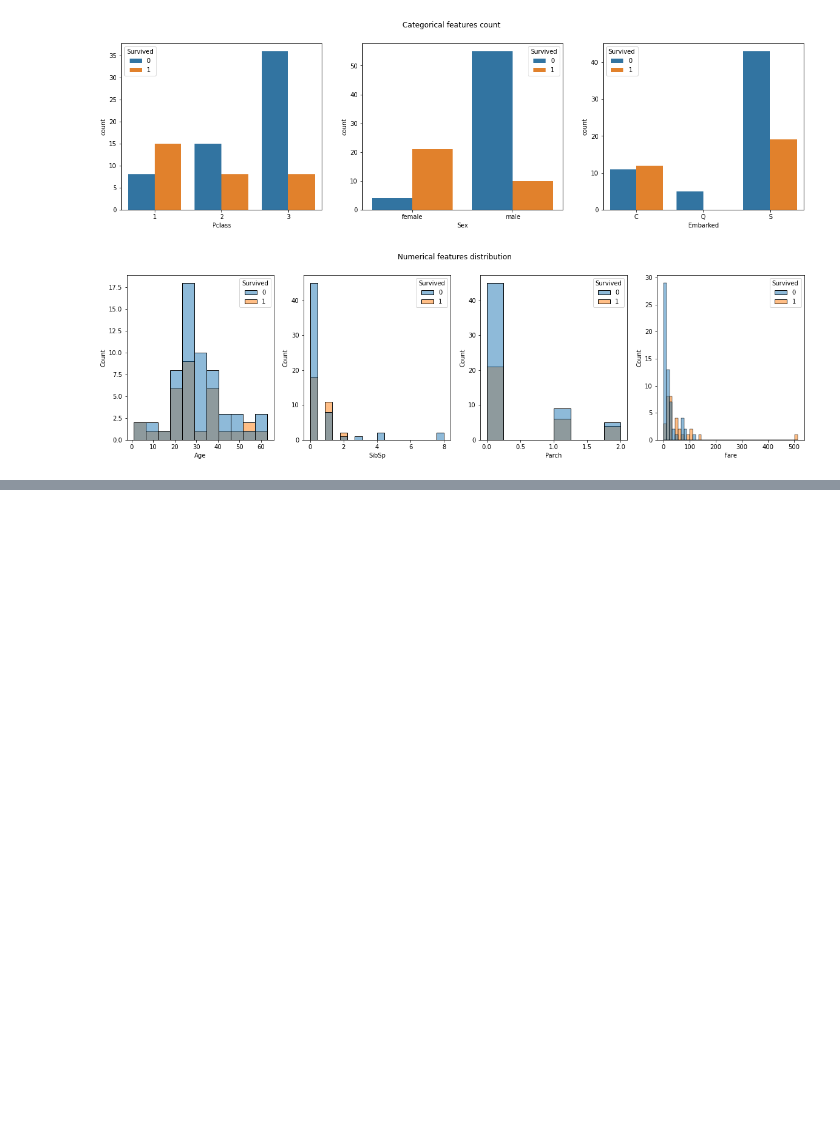
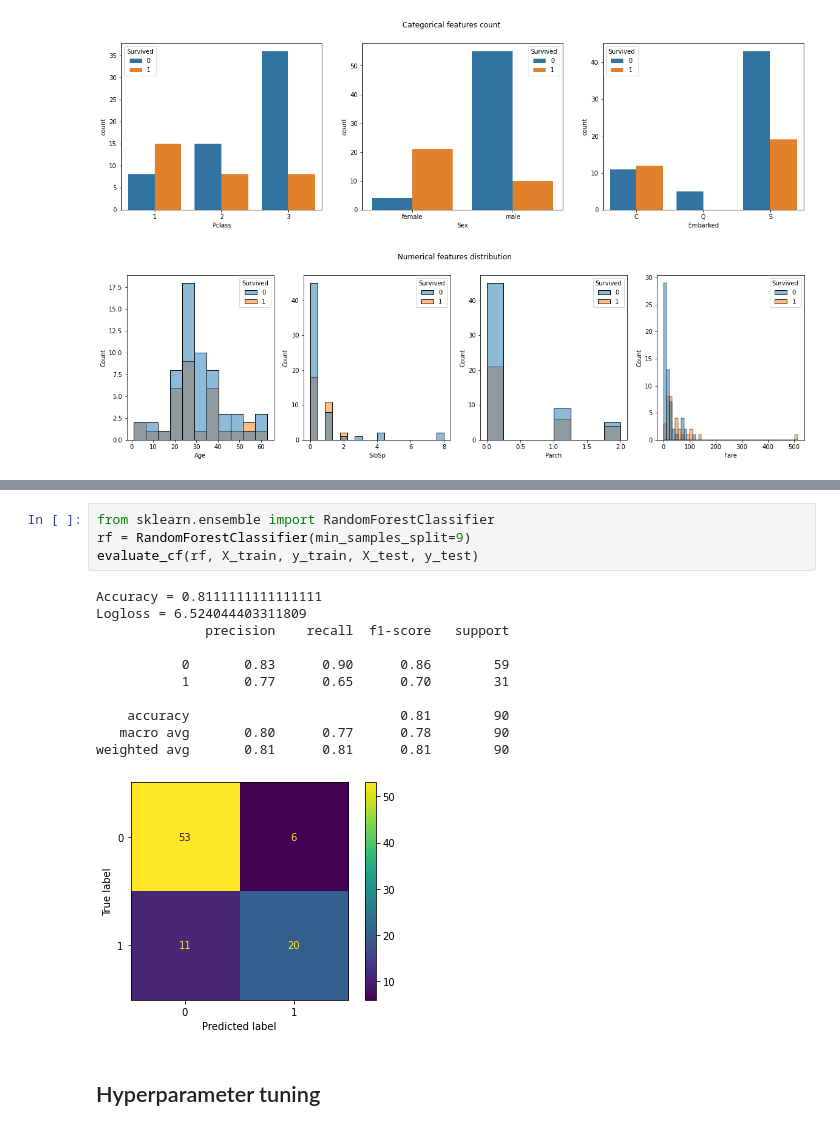
Before and after one commit to tawiwut-cha/datacamp_projects, a Jupyter notebook: titanic/notebook.ipynb, the cells around one changed output, grey strips where cells are left out. Saved outputs shown, nothing was run; the diff lists cells and outputs as text; blank space fills up the shorter version.

```diff
--- a/titanic/notebook.ipynb
+++ b/titanic/notebook.ipynb
@@ -334,0 +311,18 @@ weighted avg       0.84      0.84      0.84        90
+# %%
+from sklearn.ensemble import RandomForestClassifier
+rf = RandomForestClassifier(min_samples_split=9)
+evaluate_cf(rf, X_train, y_train, X_test, y_test)
+# %% [output]
+Accuracy = 0.8111111111111111
+Logloss = 6.524044403311809
+              precision    recall  f1-score   support
+
+           0       0.83      0.90      0.86        59
+           1       0.77      0.65      0.70        31
+
+    accuracy                           0.81        90
+   macro avg       0.80      0.77      0.78        90
+weighted avg       0.81      0.81      0.81        90
+[figure, added]
+# %% [markdown]
+## Hyperparameter tuning
```
Also changed, not shown: parts of 17 cells of this notebook.
